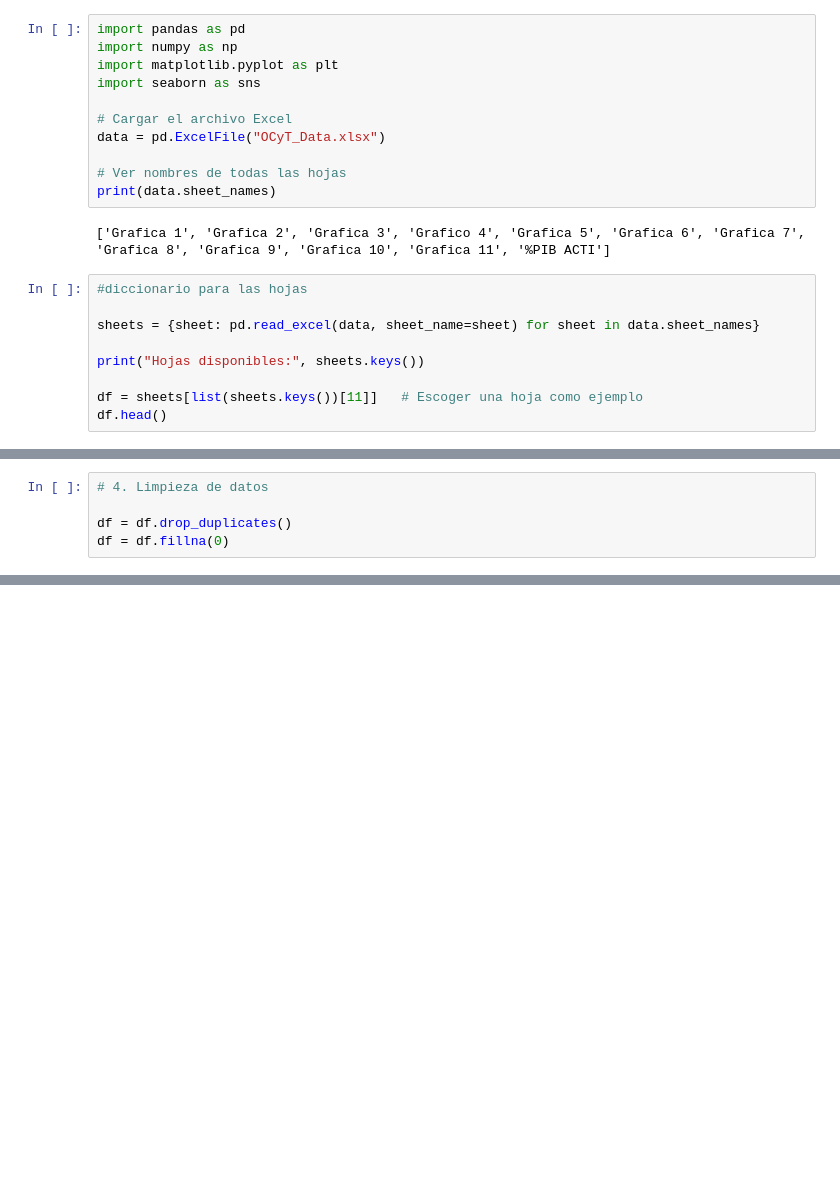
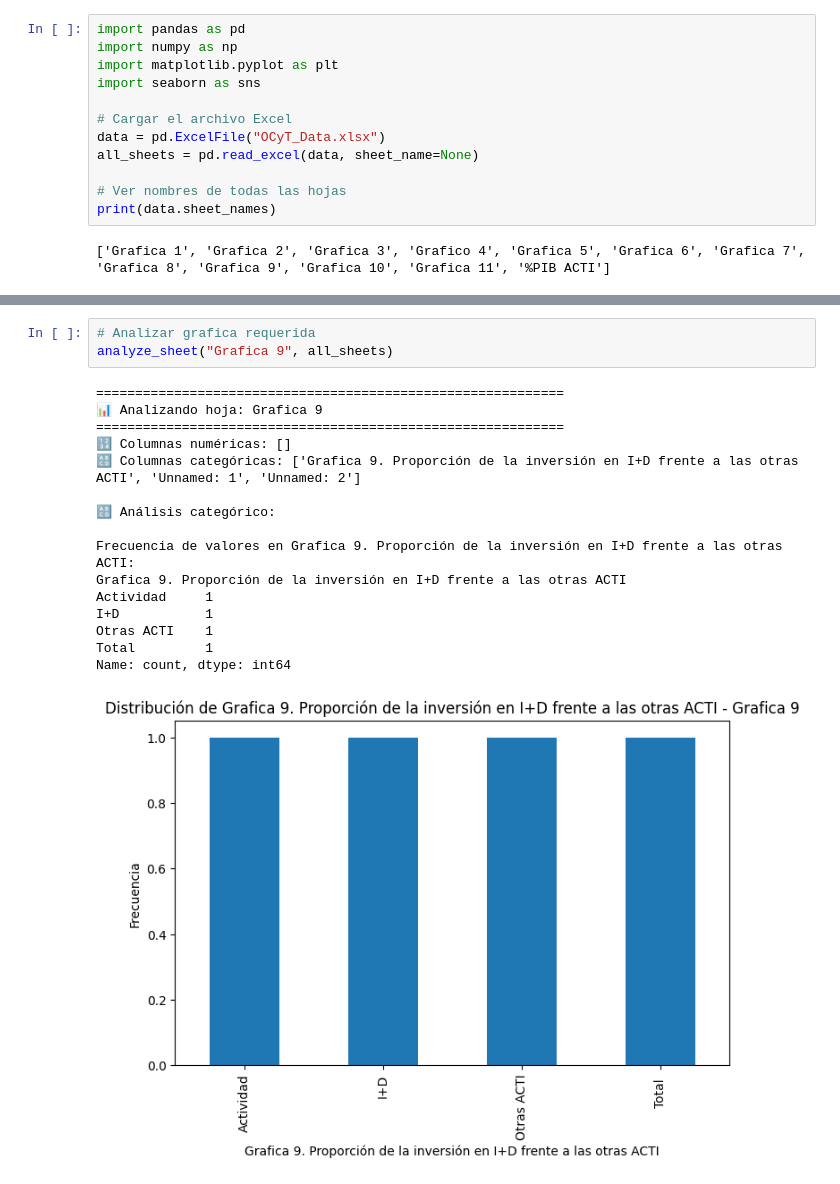
Before and after one commit to Paula3228/OCyT-, a Jupyter notebook: Data_review.ipynb, the cells around one changed output, grey strips where cells are left out. Cells and saved outputs as stored; diff of their text form; blank space fills up the shorter version.

Commit message:
Identificar datos númericos vs Variables

```diff
--- a/Data_review.ipynb
+++ b/Data_review.ipynb
@@ -6,17 +6,9 @@ import seaborn as sns
 
 # Cargar el archivo Excel
 data = pd.ExcelFile("OCyT_Data.xlsx")
+all_sheets = pd.read_excel(data, sheet_name=None)
 
 # Ver nombres de todas las hojas
 print(data.sheet_names)
 # %% [output]
 ['Grafica 1', 'Grafica 2', 'Grafica 3', 'Grafico 4', 'Grafica 5', 'Grafica 6', 'Grafica 7', 'Grafica 8', 'Grafica 9', 'Grafica 10', 'Grafica 11', '%PIB ACTI']
-# %%
-#diccionario para las hojas
-
-sheets = {sheet: pd.read_excel(data, sheet_name=sheet) for sheet in data.sheet_names}
-
-print("Hojas disponibles:", sheets.keys())
-
-df = sheets[list(sheets.keys())[11]]   # Escoger una hoja como ejemplo
-df.head()
@@ -58,5 +14,0 @@ dtype: int64
-# %%
-# 4. Limpieza de datos
-
-df = df.drop_duplicates()
-df = df.fillna(0)
@@ -104,0 +73,20 @@ max    2020.000000         0.0         0.0    0.000000
+# %%
+# Analizar grafica requerida
+analyze_sheet("Grafica 9", all_sheets)
+# %% [output]
+============================================================
+📊 Analizando hoja: Grafica 9
+============================================================
+🔢 Columnas numéricas: []
+🔠 Columnas categóricas: ['Grafica 9. Proporción de la inversión en I+D frente a las otras ACTI', 'Unnamed: 1', 'Unnamed: 2']
+
+🔠 Análisis categórico:
+
+Frecuencia de valores en Grafica 9. Proporción de la inversión en I+D frente a las otras ACTI:
+Grafica 9. Proporción de la inversión en I+D frente a las otras ACTI
+Actividad     1
+I+D           1
+Otras ACTI    1
+Total         1
+Name: count, dtype: int64
+[figure, added]
```
Also changed, not shown: parts of 5 cells of this notebook, 1 other file.
